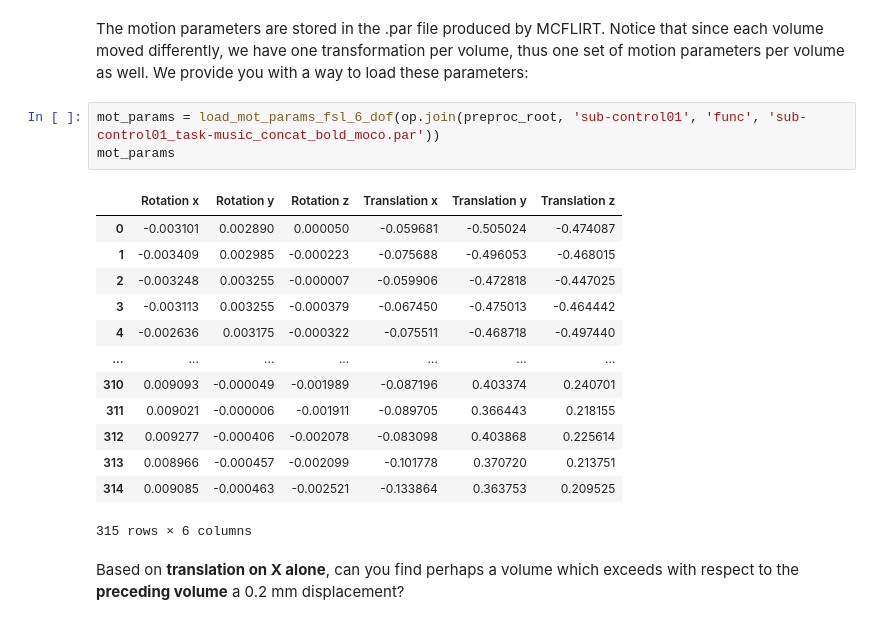
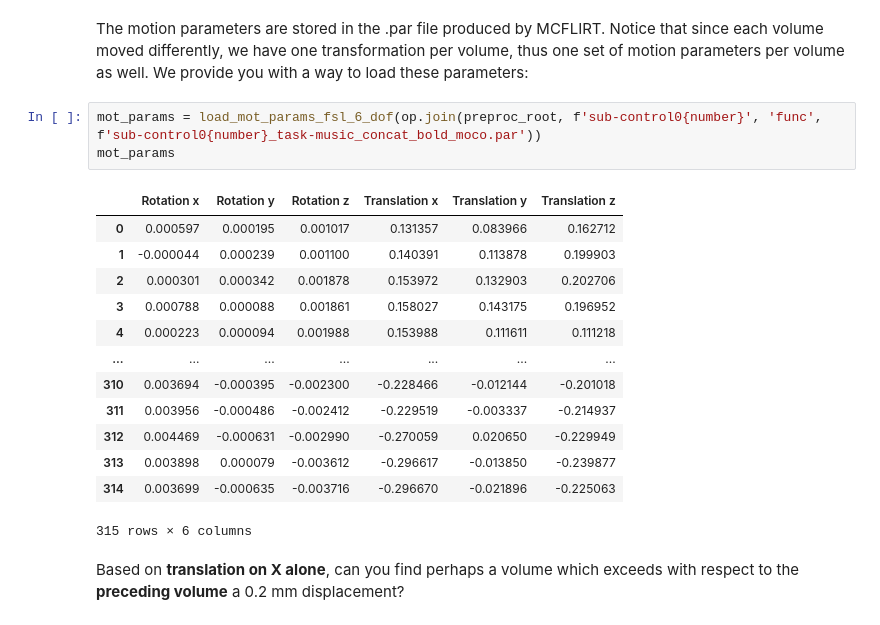
Before and after one commit to NicolasRR/NSSP, a Jupyter notebook: preprocessing.ipynb, the cells around one changed output. Drawn from its saved outputs; the diff is of its cells as text.

```diff
--- a/preprocessing.ipynb
+++ b/preprocessing.ipynb
@@ -377,21 +377,21 @@ if True:
 # %% [markdown]
 The motion parameters are stored in the .par file produced by MCFLIRT. Notice that since each volume moved differently, we have one transformation per volume, thus one set of motion parameters per volume as well. We provide you with a way to load these parameters:
 # %%
-mot_params = load_mot_params_fsl_6_dof(op.join(preproc_root, 'sub-control01', 'func', 'sub-control01_task-music_concat_bold_moco.par'))
+mot_params = load_mot_params_fsl_6_dof(op.join(preproc_root, f'sub-control0{number}', 'func', f'sub-control0{number}_task-music_concat_bold_moco.par'))
 mot_params
 # %% [output]
 |  | Rotation x | Rotation y | Rotation z | Translation x | Translation y | Translation z |
-| 0 | -0.003101 | 0.002890 | 0.000050 | -0.059681 | -0.505024 | -0.474087 |
-| 1 | -0.003409 | 0.002985 | -0.000223 | -0.075688 | -0.496053 | -0.468015 |
-| 2 | -0.003248 | 0.003255 | -0.000007 | -0.059906 | -0.472818 | -0.447025 |
-| 3 | -0.003113 | 0.003255 | -0.000379 | -0.067450 | -0.475013 | -0.464442 |
-| 4 | -0.002636 | 0.003175 | -0.000322 | -0.075511 | -0.468718 | -0.497440 |
+| 0 | 0.000597 | 0.000195 | 0.001017 | 0.131357 | 0.083966 | 0.162712 |
+| 1 | -0.000044 | 0.000239 | 0.001100 | 0.140391 | 0.113878 | 0.199903 |
+| 2 | 0.000301 | 0.000342 | 0.001878 | 0.153972 | 0.132903 | 0.202706 |
+| 3 | 0.000788 | 0.000088 | 0.001861 | 0.158027 | 0.143175 | 0.196952 |
+| 4 | 0.000223 | 0.000094 | 0.001988 | 0.153988 | 0.111611 | 0.111218 |
 | ... | ... | ... | ... | ... | ... | ... |
-| 310 | 0.009093 | -0.000049 | -0.001989 | -0.087196 | 0.403374 | 0.240701 |
-| 311 | 0.009021 | -0.000006 | -0.001911 | -0.089705 | 0.366443 | 0.218155 |
-| 312 | 0.009277 | -0.000406 | -0.002078 | -0.083098 | 0.403868 | 0.225614 |
-| 313 | 0.008966 | -0.000457 | -0.002099 | -0.101778 | 0.370720 | 0.213751 |
-| 314 | 0.009085 | -0.000463 | -0.002521 | -0.133864 | 0.363753 | 0.209525 |
+| 310 | 0.003694 | -0.000395 | -0.002300 | -0.228466 | -0.012144 | -0.201018 |
+| 311 | 0.003956 | -0.000486 | -0.002412 | -0.229519 | -0.003337 | -0.214937 |
+| 312 | 0.004469 | -0.000631 | -0.002990 | -0.270059 | 0.020650 | -0.229949 |
+| 313 | 0.003898 | 0.000079 | -0.003612 | -0.296617 | -0.013850 | -0.239877 |
+| 314 | 0.003699 | -0.000635 | -0.003716 | -0.296670 | -0.021896 | -0.225063 |
 315 rows × 6 columns
 # %% [markdown]
 Based on **translation on X alone**, can you find perhaps a volume which exceeds with respect to the **preceding volume** a 0.2 mm displacement?
```
Also changed, not shown: parts of 37 cells of this notebook, 1 other file.
